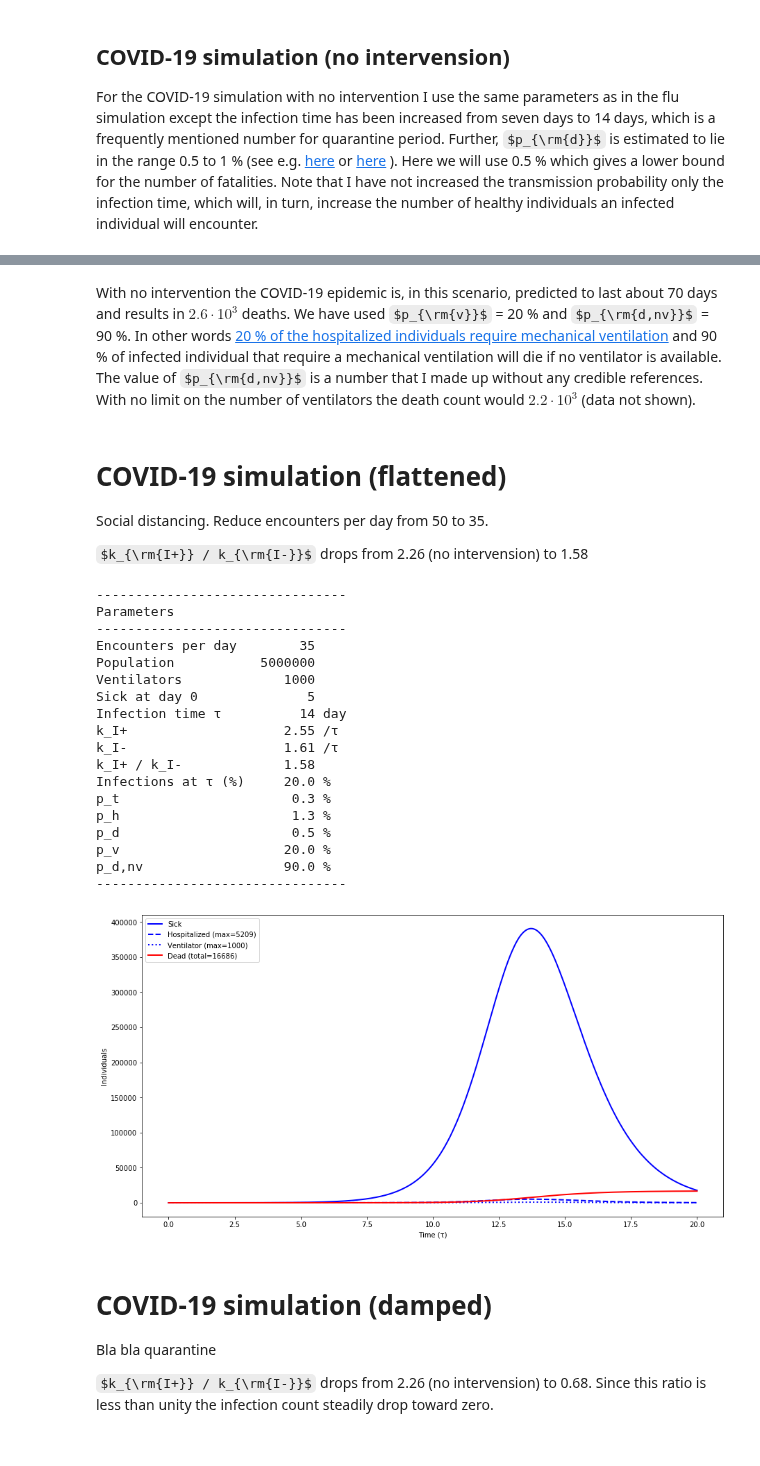
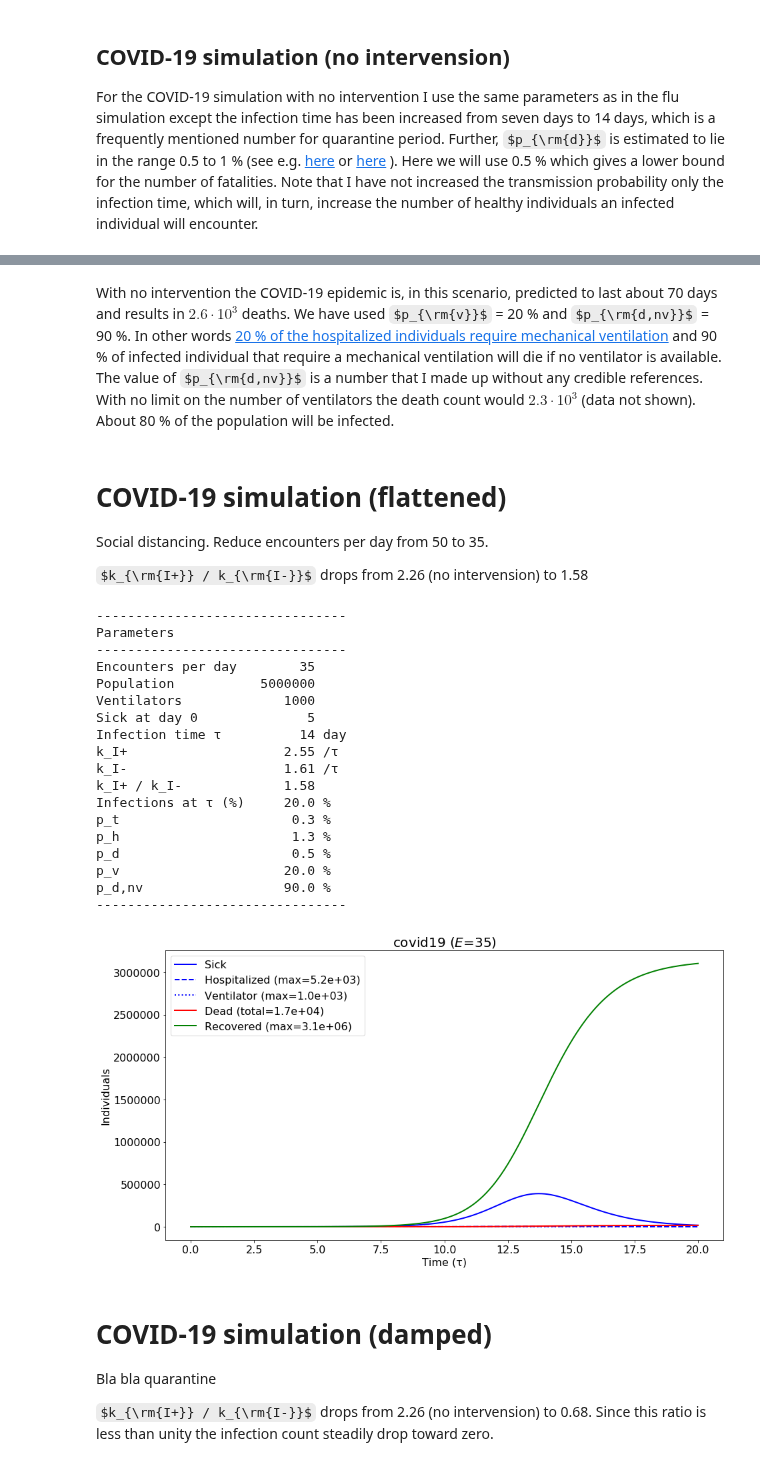
Before and after one commit to mrsonne/virus, a Jupyter notebook: virus.ipynb, the cells around one changed output, grey strips where cells are left out. Saved outputs shown, nothing was run; the diff lists cells and outputs as text; code cells hidden in the pictures; some formulas as TeX source.

```diff
--- a/virus.ipynb
+++ b/virus.ipynb
@@ -108,5 +108,5 @@ p_d,nv                  90.0 %
 # %% [markdown]
-With no intervention the COVID-19 epidemic is, in this scenario, predicted to last about 70 days and results in $2.6\cdot10^3$ deaths. We have used $p_{\rm{v}}$ = 20 % and $p_{\rm{d,nv}}$ = 90 %. In other words [20 % of the hospitalized individuals require mechanical ventilation](https://jv.dk/artikel/fakta-sådan-udvikler-corona-indlæggelser-sig-2020-3-29) and 90 % of infected individual that require a mechanical ventilation will die if no ventilator is available. The value of $p_{\rm{d,nv}}$ is a number that I made up without any credible references. With no limit on the number of ventilators the death count would  $2.2\cdot10^3$ (data not shown).
+With no intervention the COVID-19 epidemic is, in this scenario, predicted to last about 70 days and results in $2.6\cdot10^3$ deaths. We have used $p_{\rm{v}}$ = 20 % and $p_{\rm{d,nv}}$ = 90 %. In other words [20 % of the hospitalized individuals require mechanical ventilation](https://jv.dk/artikel/fakta-sådan-udvikler-corona-indlæggelser-sig-2020-3-29) and 90 % of infected individual that require a mechanical ventilation will die if no ventilator is available. The value of $p_{\rm{d,nv}}$ is a number that I made up without any credible references. With no limit on the number of ventilators the death count would  $2.3\cdot10^3$ (data not shown). About 80 % of the population will be infected.
 # %% [markdown]
 COVID-19 simulation (flattened)
 ================================
@@ -115,27 +115,27 @@ Social distancing. Reduce encounters per day from 50 to 35.
 $k_{\rm{I+}} / k_{\rm{I-}}$ drops from 2.26 (no intervension) to 1.58
 # %%
 encounters_per_day = 35
-countries.run_country('covid19', 'denmark', encounters_per_day)
+countries.run_country('covid19', 'denmark', encounters_per_day, show_recovered=True)
 # %% [output]
 --------------------------------
 Parameters
 --------------------------------
 Encounters per day        35
 Population           5000000
 Ventilators             1000
 Sick at day 0              5
 Infection time τ          14 day
 k_I+                    2.55 /τ
 k_I-                    1.61 /τ
 k_I+ / k_I-             1.58
 Infections at τ (%)     20.0 %
 p_t                      0.3 %
 p_h                      1.3 %
 p_d                      0.5 %
 p_v                     20.0 %
 p_d,nv                  90.0 %
 --------------------------------
-[figure, old version]
+[figure, new version]
 # %% [markdown]
 COVID-19 simulation (damped)
 ================================
```
Also changed, not shown: parts of 4 cells of this notebook.
